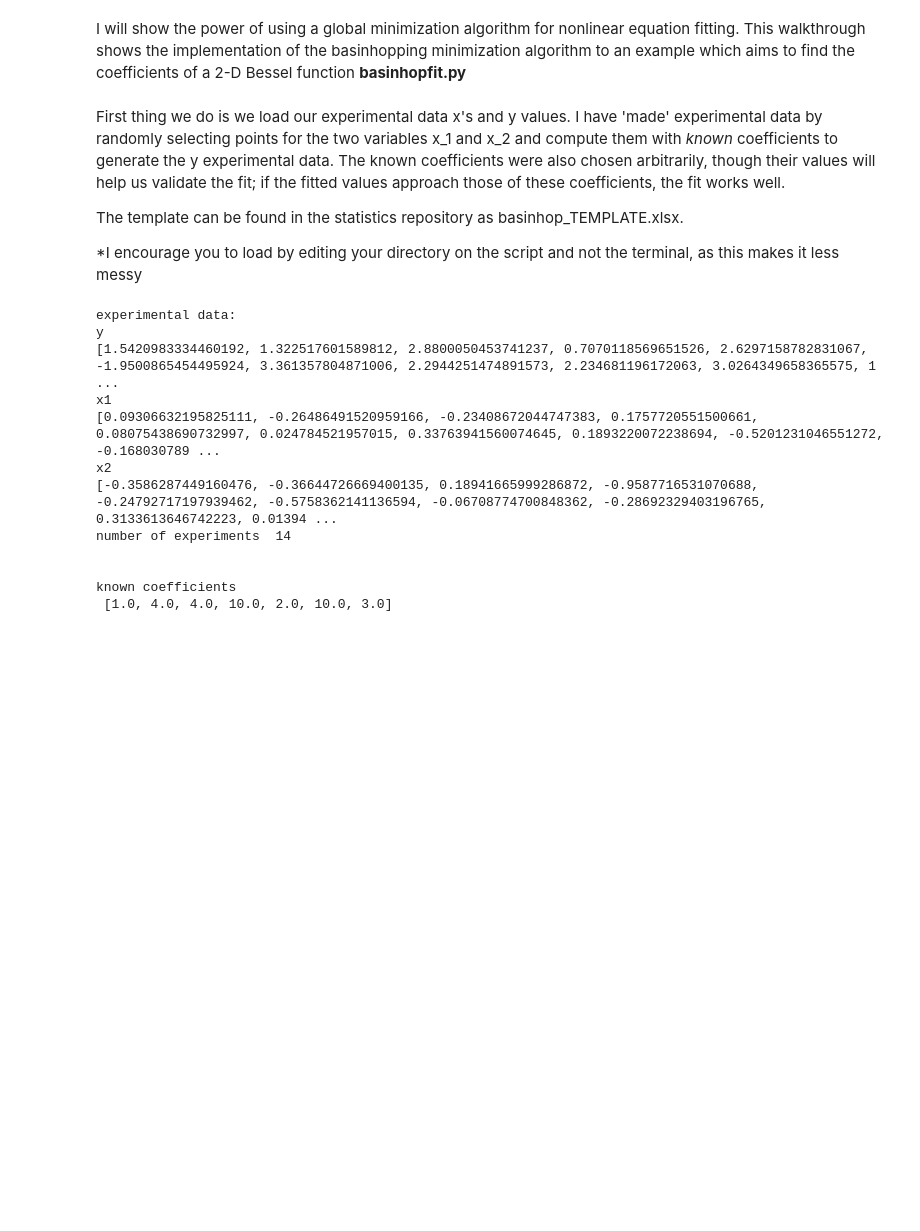
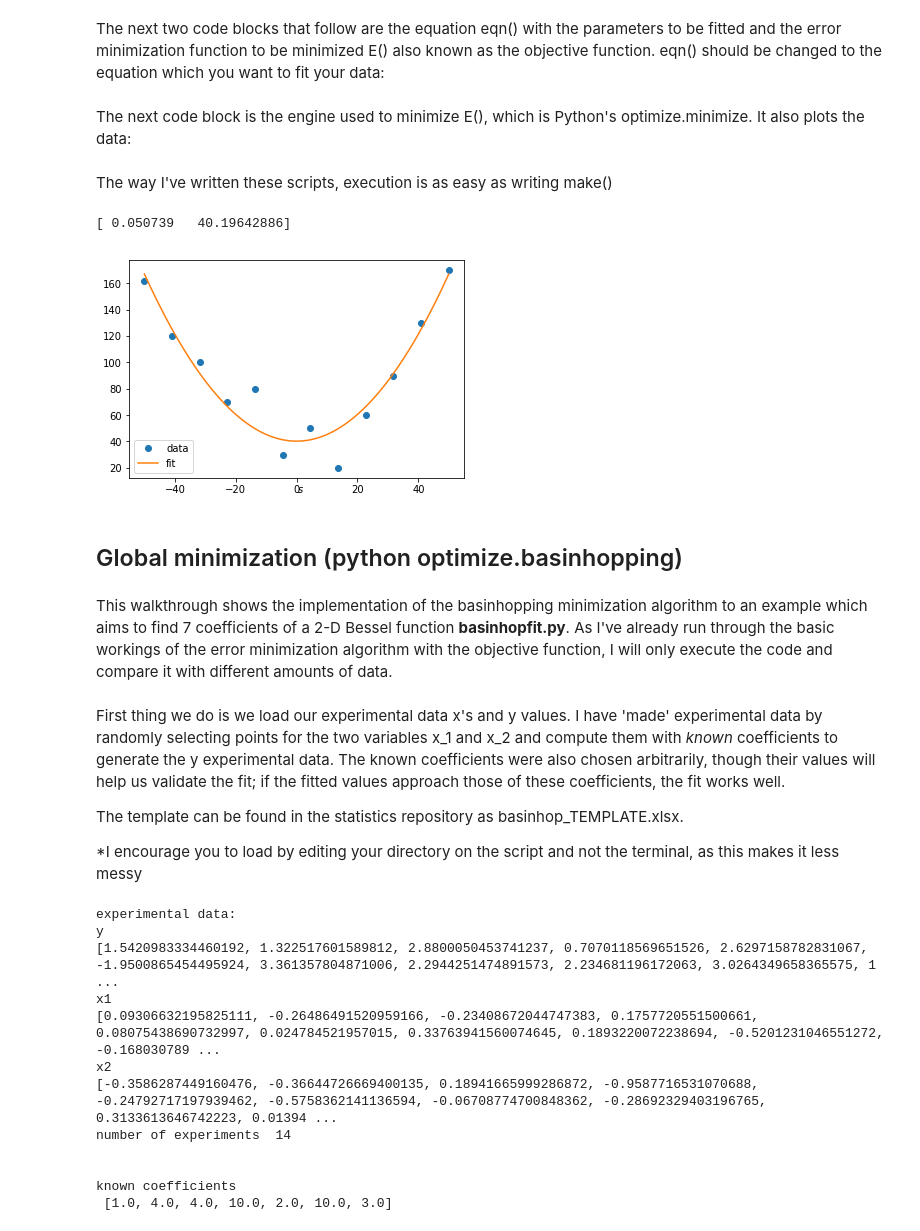
Before and after one commit to andrewrgarcia/sigmapython, a Jupyter notebook: minimization-fitting.ipynb, the cells around one changed output. Saved outputs shown, nothing was run; the diff lists cells and outputs as text; code cells hidden in the pictures; blank space fills up the shorter version.

Commit message:
modify minimization fitting Jupyter notebook to include all min code

```diff
--- a/global-minimization-fitting.ipynb
+++ b/minimization-fitting.ipynb
@@ -4,5 +35,57 @@
+# %% [markdown]
+The next two code blocks that follow are the equation eqn() with the parameters to be fitted and the error minimization function to be minimized E() also known as the objective function. eqn() should be changed to the equation which you want to fit your data:
+# %%
+def eqn(x,pars):
+
+    C1,C2 = pars
+
+    return C1*x**2 + C2
+
+def E(pars):
+
+    C1,C2= pars
+
+
+    SUM = 0
+    i=0
+    while i < len(x):
+        SUM += ( eqn(x[i],pars)- exps[i] )**2
+#        SUM += (  ( eqn(x[i],pars)- exps[i] ) / exps[i]  )**2
+
+        i+=1
+
+    return SUM
+# %% [markdown]
+The next code block is the engine used to minimize E(), which is Python's optimize.minimize. It also plots the data:
+# %%
+def make():
+
+    initial_guess = [-1, -1]
+    result = optimize.minimize(E, initial_guess)
+
+    print(result.x)
+    x_theory=np.linspace(min(x),max(x),100)
+
+    fit = eqn(x_theory,result.x)
+
+    plt.figure()
+
+    plt.plot(x,exps,'o',label='data')
+    plt.text(0,1,'$s$')
+    plt.plot(x_theory,fit,label='fit')
+    plt.legend()
+# %% [markdown]
+The way I've written these scripts, execution is as easy as writing make()
+# %%
+from minfit import *
+make()
+# %% [output]
+[ 0.050739   40.19642886]
+[figure, added]
+# %% [markdown]
+## Global minimization (python optimize.basinhopping)
 # %% [markdown]
-I will show the power of using a global minimization algorithm for nonlinear equation fitting. This walkthrough shows the implementation of the basinhopping minimization algorithm to an example which aims to find the coefficients of a 2-D Bessel function **basinhopfit.py**
+This walkthrough shows the implementation of the basinhopping minimization algorithm to an example which aims to find 7 coefficients of a 2-D Bessel function **basinhopfit.py**. As I've already run through the basic workings of the error minimization algorithm with the objective function, I will only execute the code and compare it with different amounts of data.
 # %% [markdown]
 First thing we do is we load our experimental data x's and y values. I have 'made' experimental data by randomly selecting points for the two variables x_1 and x_2 and compute them with *known* coefficients to generate the y experimental data. The known coefficients were also chosen arbitrarily, though their values will help us validate the fit; if the fitted values approach those of these coefficients, the fit works well.
 
```
Also changed, not shown: parts of 5 cells of this notebook, 5 other files.
